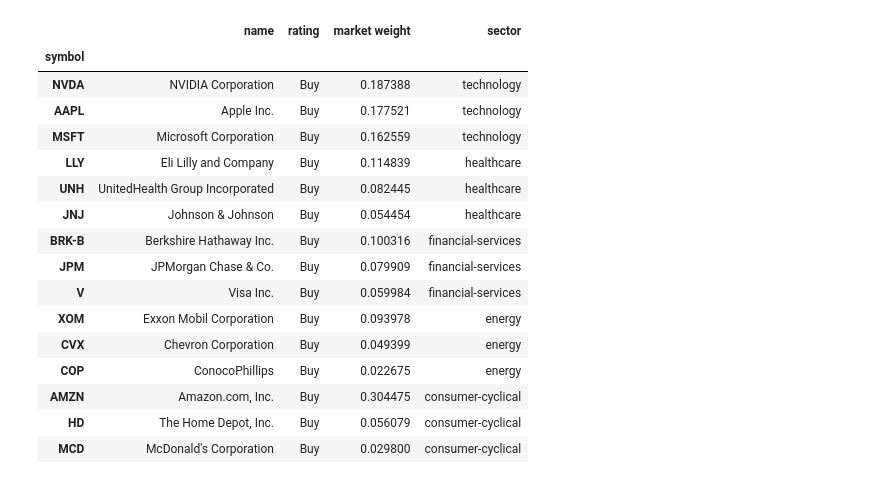
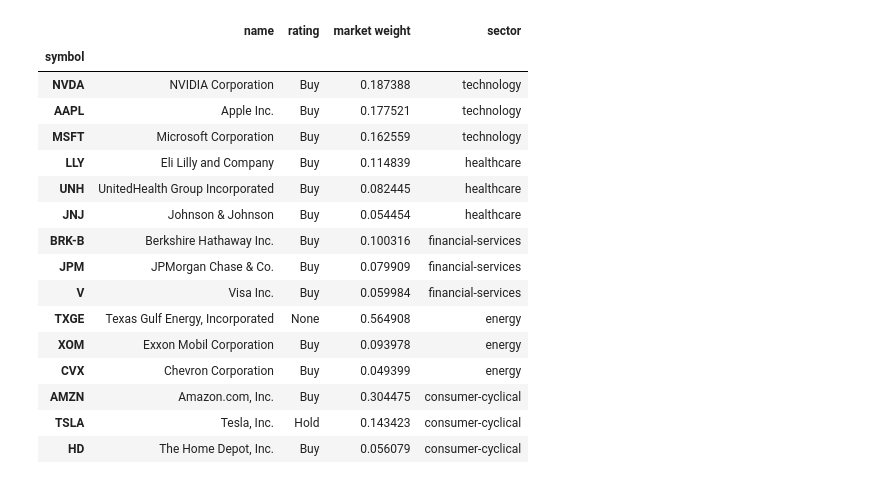
Before and after one commit to veenauppalapati/stock-market-analysis, a Jupyter notebook: stock-market-analysis.ipynb, the cells around one changed output. Saved outputs shown, nothing was run; the diff lists cells and outputs as text; code cells hidden in the pictures.

```diff
--- a/stock-market-analysis.ipynb
+++ b/stock-market-analysis.ipynb
@@ -4,29 +6,29 @@ import pandas as pd
 # %%
 sectors = ['technology', 'healthcare', 'financial-services', 'energy', 'consumer-cyclical']
 top_sector_dfs = []
 for sector in sectors:
-    top_companies = yf.Sector(sector).top_companies
-    top_3_companies = top_companies[top_companies['rating'] == "Buy"].head(3)
-    top_3_companies['sector'] = sector
-    top_sector_dfs.append(top_3_companies)
+    top_companies = yf.Sector(sector).top_companies.head(3)
+    # top_3_companies = top_companies[top_companies['rating'] == "Buy"].head(3)
+    top_companies['sector'] = sector
+    top_sector_dfs.append(top_companies)
 
 top_companies_df = pd.concat(top_sector_dfs, axis=0)
 top_companies_df
 # %% [output]
 |  | name | rating | market weight | sector |
 | symbol |  |  |  |  |
 | NVDA | NVIDIA Corporation | Buy | 0.187388 | technology |
 | AAPL | Apple Inc. | Buy | 0.177521 | technology |
 | MSFT | Microsoft Corporation | Buy | 0.162559 | technology |
 | LLY | Eli Lilly and Company | Buy | 0.114839 | healthcare |
 | UNH | UnitedHealth Group Incorporated | Buy | 0.082445 | healthcare |
 | JNJ | Johnson & Johnson | Buy | 0.054454 | healthcare |
 | BRK-B | Berkshire Hathaway Inc. | Buy | 0.100316 | financial-services |
 | JPM | JPMorgan Chase & Co. | Buy | 0.079909 | financial-services |
 | V | Visa Inc. | Buy | 0.059984 | financial-services |
+| TXGE | Texas Gulf Energy, Incorporated | None | 0.564908 | energy |
 | XOM | Exxon Mobil Corporation | Buy | 0.093978 | energy |
 | CVX | Chevron Corporation | Buy | 0.049399 | energy |
-| COP | ConocoPhillips | Buy | 0.022675 | energy |
 | AMZN | Amazon.com, Inc. | Buy | 0.304475 | consumer-cyclical |
+| TSLA | Tesla, Inc. | Hold | 0.143423 | consumer-cyclical |
 | HD | The Home Depot, Inc. | Buy | 0.056079 | consumer-cyclical |
-| MCD | McDonald's Corporation | Buy | 0.029800 | consumer-cyclical |
```
Also changed, not shown: parts of 10 cells of this notebook, 1 other file.
